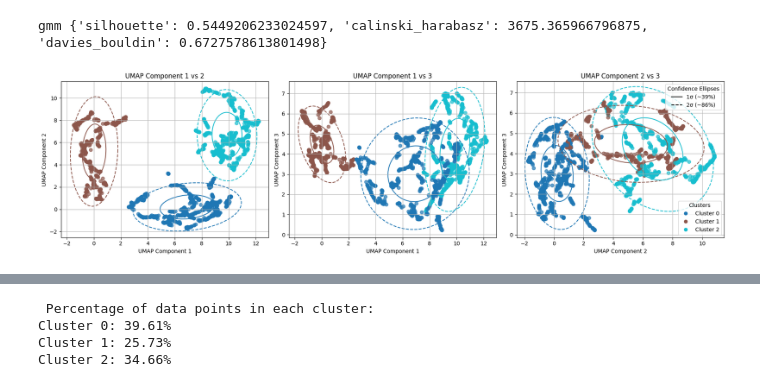
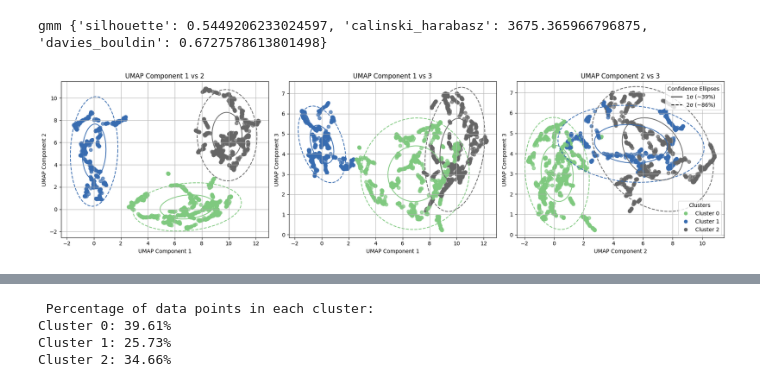
Before and after one commit to eSVeeF/hierarchical-regime-trading-ml, a Jupyter notebook: volatility_regime.ipynb, the cells around one changed output, grey strips where cells are left out. Saved outputs shown, nothing was run; the diff lists cells and outputs as text; code cells hidden in the pictures.

Commit message:
better plotting

```diff
--- a/volatility_regime.ipynb
+++ b/volatility_regime.ipynb
@@ -116,20 +113,20 @@ df_pivot["z_vol_dispersion_bond"] = (vol_disp_bond - vol_disp_bond.mean()) / vol
 vol_disp_ex_us = df_pivot[ex_us_tickers_cols].std(axis=1)
 df_pivot["z_vol_dispersion_ex_us"] = (vol_disp_ex_us - vol_disp_ex_us.mean()) / vol_disp_ex_us.std()
 # %%
-# Realized Vol / Implied Vol compares actual historical price movement (realized vol) with what the market expects (implied vol).
+# IWM (Realized) Vol / VIXY (Implied) Vol compares actual historical price movement (realized vol) with what the market expects (implied vol).
 # A ratio >1 means realized volatility has exceeded market expectations — a sign of surprise, dislocation, or a catch-up in pricing.
 # A ratio <1 suggests implied vol is elevated — often in times of uncertainty or hedging demand.
 
 # Z-realized vs Implied Volatility Ratios
 
 # Reference realized vol
-realized = df_pivot['rolling_std_20_IWM']
+realized_iwm = df_pivot['rolling_std_20_IWM']
 
 # Loop over each implied asset and compute z-scored realized/implied ratios
 implied = df_pivot['rolling_std_20_VIXY']
-ratio = realized / implied
-z_col = f'z_realized_implied_vixy'
+ratio = realized_iwm / implied
+z_col = f'z_iwm_to_vixy_vol_ratio'
 
-z_window = 60
-df_pivot[z_col] = (ratio - ratio.rolling(z_window).mean()) / ratio.rolling(z_window).std()
+Z_WINDOW = 60
+df_pivot[z_col] = (ratio - ratio.rolling(Z_WINDOW).mean()) / ratio.rolling(Z_WINDOW).std()
 # %%
@@ -150,18 +150,12 @@ df_pivot[z_col] = (spread - spread.rolling(z_window).mean()) / spread.rolling(z_
 # %%
-# Volatility Skew = Difference in realized vol between two symbols
-# IWM vs SPY — Small Caps vs Broad Market - GLD vs SPY — Gold vs Broad Market
-# Define the assets to compare against SPY
-skew_assets = ['XBI']
+# Calculate volatility difference in 20-day realized volatility between XBI and SPY
+vol_skew = df_pivot['rolling_std_20_XBI'] - df_pivot['rolling_std_20_SPY']
 
-# Loop to compute z-scored volatility skew vs SPY
-for ticker in skew_assets:
-    spread = df_pivot[f'rolling_std_20_{ticker}'] - df_pivot['rolling_std_20_SPY']
-    z_col = f'z_vol_skew_{ticker.lower()}'
-
-    df_pivot[z_col] = (spread - spread.rolling(z_window).mean()) / spread.rolling(z_window).std()
+# Compute z-score of the volatility skew over a rolling window
+z_col = 'z_biotech_to_spy_vol_spread'
+df_pivot[z_col] = (vol_skew - vol_skew.rolling(Z_WINDOW).mean()) / vol_skew.rolling(Z_WINDOW).std()
 # %%
-# after 2*max(windows) +z_window -1 days, not nans
-nan_range_start = max(windows)+z_window-1
+nan_range_start = WINDOW+Z_WINDOW-1 # first row without nans
 print(df_pivot[nan_range_start:].isna().sum().sum())
 
 df_pivot_clean = df_pivot[nan_range_start:]
@@ -245,6 +240,11 @@ gmm {'silhouette': 0.5449206233024597, 'calinski_harabasz': 3675.365966796875, '
 
 # # Predict clusters
 # new_labels = gmm_model.predict(new_umap)
+# %%
+# Define colors for plots
+accent_colors = plt.cm.Accent(np.linspace(0, 1, K))
+custom_cmap = "Accent"
+cluster_palette = {i: accent_colors[i] for i in range(K)}
 # %%
 # Define component pairs for plotting
 component_pairs = [(0, 1), (0, 2), (1, 2)]
@@ -294,10 +294,6 @@ def plot_gmm_std_ellipses(ax, gmm, comp_x, comp_y, colors):
             )
             ax.add_patch(ellipse)
 
-
-# Define colors for ellipses
-colors = plt.cm.tab10(np.linspace(0, 1, K))
-
 # Create subplots
 fig, axes = plt.subplots(1, 3, figsize=(18, 5))
 
@@ -305,37 +301,37 @@ for i, (comp_x, comp_y) in enumerate(component_pairs):
     ax = axes[i]
     scatter = ax.scatter(
         X_umap[:, comp_x], X_umap[:, comp_y],
-        c=gmm_labels, cmap='tab10', s=40, alpha=0.7
+        c=gmm_labels, cmap=custom_cmap, s=40, alpha=0.7
     )
     ax.set_xlabel(f'UMAP Component {comp_x + 1}')
     ax.set_ylabel(f'UMAP Component {comp_y + 1}')
     ax.set_title(titles[i])
     ax.grid(True)
 
     # Plot GMM ellipses
-    plot_gmm_std_ellipses(ax, gmm, comp_x, comp_y, colors)
+    plot_gmm_std_ellipses(ax, gmm, comp_x, comp_y, accent_colors)
 
 # Add legend to the last plot
 custom_lines = [
     Line2D([0], [0], color='black', lw=1.5, linestyle='-'),
     Line2D([0], [0], color='black', lw=1.5, linestyle='--'),
     Line2D([0], [0], color='black', lw=1.5, linestyle=':')
 ]
 confidence_legend = axes[-1].legend(custom_lines, ['1σ (~39%)', '2σ (~86%)'], loc="upper right", title="Confidence Ellipses")
 
 # Add first legend for confidence ellipses
 axes[-1].add_artist(confidence_legend)
 
 # Create second legend for clusters
 cluster_handles = [
     Line2D([0], [0], marker='o', color='w', label=f'Cluster {i}',
-           markerfacecolor=colors[i], markersize=8)
+           markerfacecolor=accent_colors[i], markersize=8)
     for i in range(K)
 ]
 cluster_legend = axes[-1].legend(handles=cluster_handles, loc='lower right', title="Clusters")
 
 
 plt.tight_layout()
 plt.show()
 # %% [output]
-[figure, old version]
+[figure, new version]
```
Also changed, not shown: parts of 13 cells of this notebook, 1 other file.
